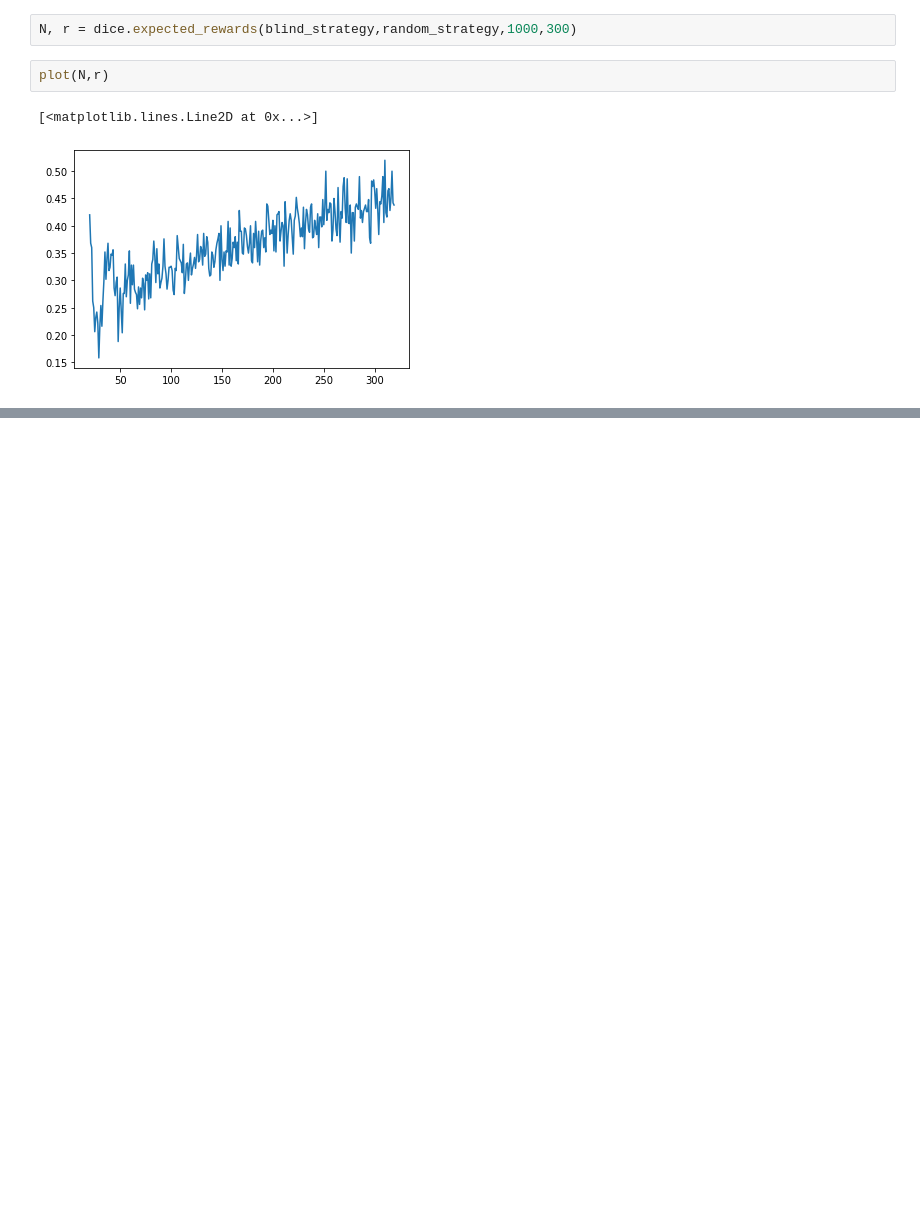
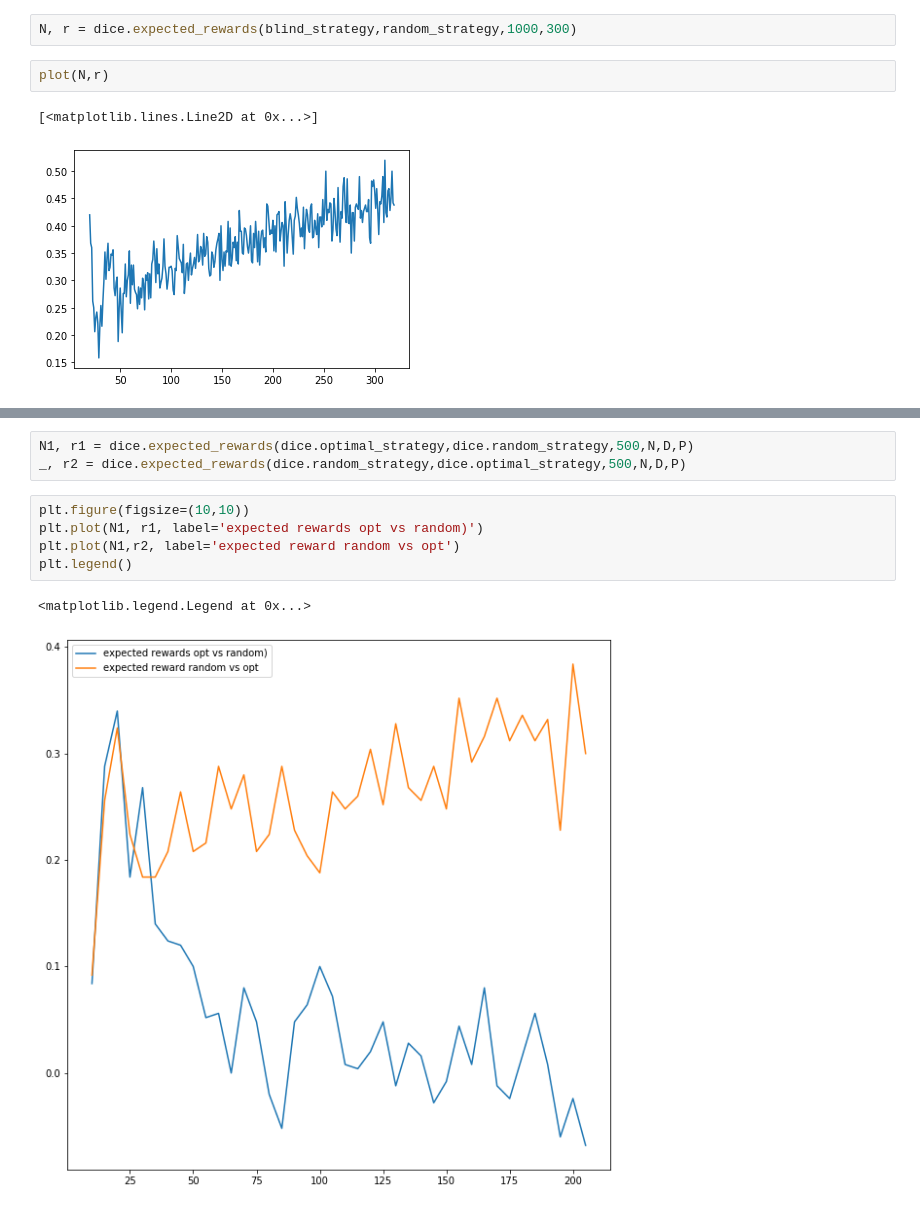
Before and after one commit to hanouticelina/dice-battle, a Jupyter notebook: code/tests.ipynb, the cells around one changed output, grey strips where cells are left out. Saved outputs shown, nothing was run; the diff lists cells and outputs as text; blank space fills up the shorter version.

```diff
--- a/code/tests.ipynb
+++ b/code/tests.ipynb
@@ -131,0 +59,11 @@ array([[ 8., 10.,  1., ..., 10., 10., 10.],
+# %%
+N1, r1 = dice.expected_rewards(dice.optimal_strategy,dice.random_strategy,500,N,D,P)
+_, r2 = dice.expected_rewards(dice.random_strategy,dice.optimal_strategy,500,N,D,P)
+# %%
+plt.figure(figsize=(10,10))
+plt.plot(N1, r1, label='expected rewards opt vs random)')
+plt.plot(N1,r2, label='expected reward random vs opt')
+plt.legend()
+# %% [output]
+<matplotlib.legend.Legend at 0x...>
+[figure, added]
```
Also changed, not shown: parts of 20 cells of this notebook, 2 other files.
